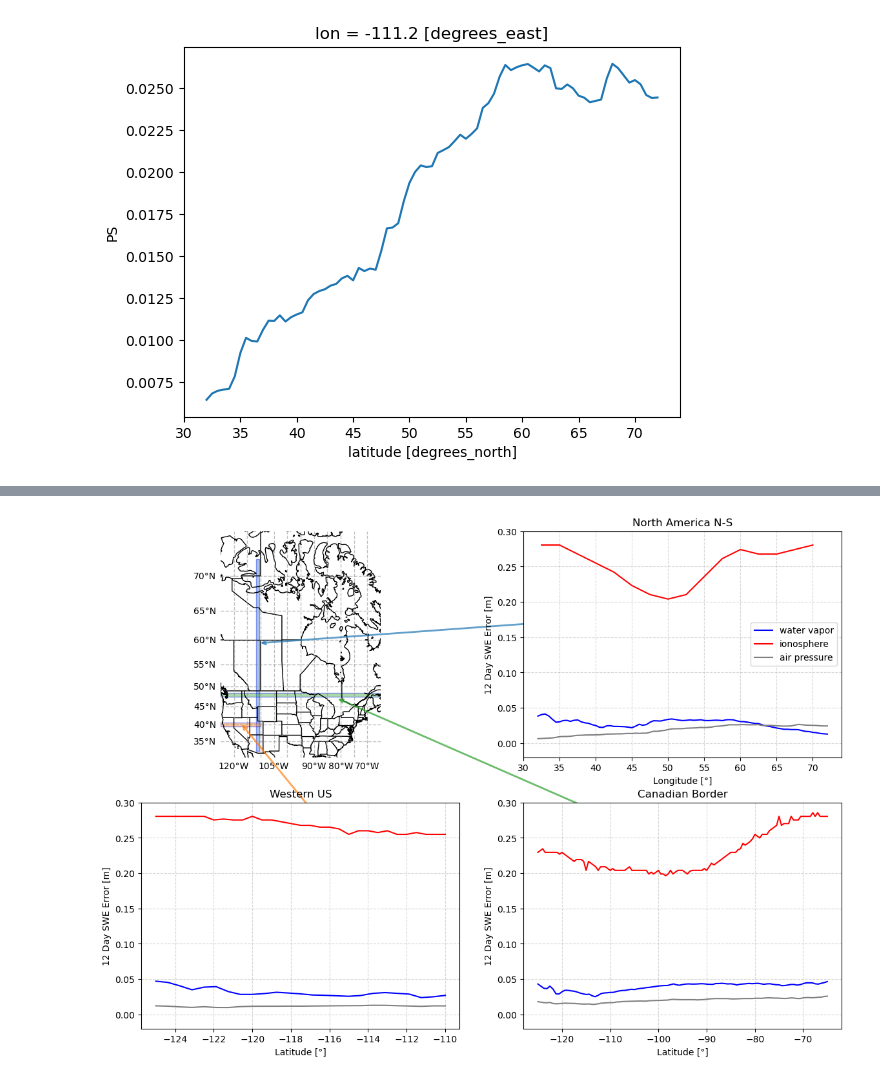
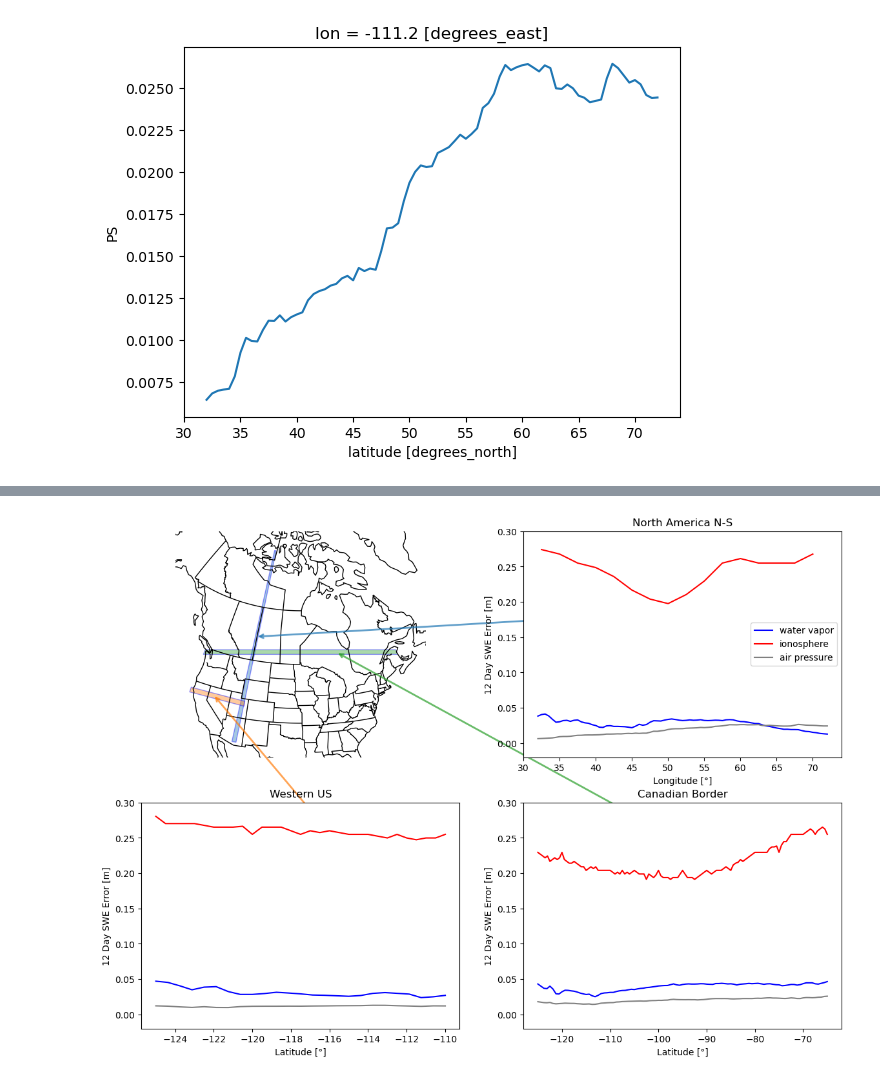
Before and after one commit to rpalomaki/SWE_error_analysis, a Jupyter notebook: src/analysis/play/figure3_transect.ipynb, the cells around one changed output, grey strips where cells are left out. Drawn from its saved outputs; the diff is of its cells as text; code cells hidden in the pictures.

Commit message:
transect chagnes - equal areas no grid

```diff
--- a/src/analysis/play/figure3_transect.ipynb
+++ b/src/analysis/play/figure3_transect.ipynb
@@ -34,11 +34,11 @@ swe_from_phase(dry_atmosphere(np.abs(pressure_transect - pressure_transect.shift
 [<matplotlib.lines.Line2D at 0x...>]
 [figure]
 # %%
-for transect, function, label in zip([pw_transect, ion_transect, pressure_transect], [precipitable_water, ionospheric_advance, dry_atmosphere], ['water vapor', 'ionosphere', 'air pressure']):
-    median_12day_diff = np.abs(transect - transect.shift(time = 12)).median('time')
-    median_12day_swe_error = swe_from_phase(function(median_12day_diff))
-    median_12day_swe_error.plot(label = label)
-# swe_from_phase(precipitable_water(np.abs(pw_transect - pw_transect.shift(time=12)).median('time')).plot(label = 'water vapor')
-# swe_from_phase(ionospheric_advance(np.abs(ion_transect - ion_transect.shift(time=12)).median('time'))).plot(label = 'ionosphere')
-plt.ylabel('12 Day SWE Error [m]')
-plt.legend()
+# for transect, function, label in zip([pw_transect, ion_transect, pressure_transect], [precipitable_water, ionospheric_advance, dry_atmosphere], ['water vapor', 'ionosphere', 'air pressure']):
+#     median_12day_diff = np.abs(transect - transect.shift(time = 12)).median('time')
+#     median_12day_swe_error = swe_from_phase(function(median_12day_diff))
+#     median_12day_swe_error.plot(label = label)
+# # swe_from_phase(precipitable_water(np.abs(pw_transect - pw_transect.shift(time=12)).median('time')).plot(label = 'water vapor')
+# # swe_from_phase(ionospheric_advance(np.abs(ion_transect - ion_transect.shift(time=12)).median('time'))).plot(label = 'ionosphere')
+# plt.ylabel('12 Day SWE Error [m]')
+# plt.legend()
@@ -65,7 +62,9 @@ states_provinces = cfeature.NaturalEarthFeature(
 fig = plt.figure(figsize=(14, 10))
 
 # Upper-left: Cartopy map with EPSG:3857
-ax_map = fig.add_subplot(2, 2, 1, projection=ccrs.epsg(3857))
+# ax_map = fig.add_subplot(2, 2, 1, projection=ccrs.epsg(3857))
+ax_map = fig.add_subplot(2, 2, 1, projection=ccrs.LambertAzimuthalEqualArea(central_longitude=-95, central_latitude=40))
+
 for spine in ax_map.spines.values():
     spine.set_visible(False)
 
@@ -82,7 +81,8 @@ ax_map.add_feature(states_provinces)
 import pyproj
 
 # Create the transformer
-transformer = pyproj.Transformer.from_crs("EPSG:4326", "EPSG:3857", always_xy=True)
+# transformer = pyproj.Transformer.from_crs("EPSG:4326", "EPSG:3857", always_xy=True)
+transformer = pyproj.Transformer.from_crs("EPSG:4326", "ESRI:54034", always_xy=True)
 
 minx, miny, maxx, maxy = [-125, 30, -65, 75]
 minx, miny = transformer.transform(minx, miny)
@@ -91,7 +91,8 @@ maxx, maxy = transformer.transform(maxx, maxy)
 # maxx *= 0.96
 # miny *= 0.9
 # maxy *= 1.05
-ax_map.set_extent((minx, maxx, miny, maxy), crs=ccrs.epsg(3857))
+# ax_map.set_extent((minx, maxx, miny, maxy), crs=ccrs.epsg(3857))
+ax_map.set_extent([-125, -65, 30, 75], crs=ccrs.PlateCarree())
 
 from matplotlib.patches import Polygon
 from cartopy.mpl.patch import geos_to_path
@@ -99,8 +100,8 @@ import cartopy.io.shapereader as shpreader
 
 from matplotlib.ticker import FixedLocator
 # Add latitude/longitude gridlines every 5 degrees
-gl = ax_map.gridlines(crs=ccrs.PlateCarree(), draw_labels=True,
-                  linewidth=1, color='gray', alpha=0.5, linestyle='--')
+# gl = ax_map.gridlines(crs=ccrs.PlateCarree(), draw_labels=True,
+                #   linewidth=1, color='gray', alpha=0.5, linestyle='--')
 gl.xlocator = FixedLocator(range(-180, 181, 5))  # Longitude ticks
 gl.ylocator = FixedLocator(range(-90, 91, 5))    # Latitude ticks
 gl.xlabel_style = {'size': 10}
@@ -132,10 +133,15 @@ for ylims, xlims, dim, box_color, ax in zip([(32, 72), (39.5, 40.5), (47.5, 48.5
     ]
 
     # Convert box to EPSG:3857
-    box_coords_proj = [transformer.transform(lon, lat) for lon, lat in box_coords_latlon]
+    # box_coords_proj = [transformer.transform(lon, lat) for lon, lat in box_coords_latlon]
+    box_coords_proj = [ax_map.projection.transform_point(lon, lat, src_crs=ccrs.PlateCarree())
+                   for lon, lat in box_coords_latlon]
+
 
     # Create and add the polygon
-    transect_poly = Polygon(box_coords_proj, closed=True, facecolor=box_color, edgecolor='blue', alpha=0.4, transform=ccrs.epsg(3857))
+    # transect_poly = Polygon(box_coords_proj, closed=True, facecolor=box_color, edgecolor='blue', alpha=0.4, transform=ccrs.epsg(3857))
+    transect_poly = Polygon(box_coords_proj, closed=True, facecolor=box_color, edgecolor='blue', alpha=0.4, transform=ax_map.projection)
+
     ax_map.add_patch(transect_poly)
 
 ax2.legend()
@@ -157,7 +163,7 @@ transect_centers_data = []
 for ylims, xlims in zip([(32, 72), (39.5, 40.5), (47.5, 48.5)], [(-111.55, -110.55), (-125, -110), (-125, -65)]):
     center_lon = (xlims[0] + xlims[1]) / 2
     center_lat = (ylims[0] + ylims[1]) / 2
-    center_x, center_y = transformer.transform(center_lon, center_lat)
+    # center_x, center_y = transformer.transform(center_lon, center_lat)
     transect_centers_data.append((center_x, center_y))
 
 # # Convert map data coords to display coords then to figure coords
@@ -173,35 +179,35 @@ for ylims, xlims in zip([(32, 72), (39.5, 40.5), (47.5, 48.5)], [(-111.55, -110.
 #                     xytext=start, textcoords='figure fraction',
 #                     arrowprops=dict(arrowstyle="->", color=color, lw=2, alpha=0.7),
 #                     )
 
 # Get subplot centers (arrow starts)
 starts = [get_bbox_center(ax2), get_bbox_center(ax3), get_bbox_center(ax4)]
 
 # Get polygon centers from last 3 patches added (your transect boxes)
 transect_centers_fig = []
 for patch in ax_map.patches[-3:]:
     path = patch.get_path()
     verts = patch.get_transform().transform(path.vertices)
     centroid = verts.mean(axis=0)  # display coords
     fig_coords = fig.transFigure.inverted().transform(centroid)
     transect_centers_fig.append(fig_coords)
 
-transect_centers_fig = [np.array([0.18, 0.65 ]),
- np.array([0.16022727, 0.526]),
- np.array([0.26590909, 0.565])]
+transect_centers_fig = [np.array([0.177, 0.66 ]),
+ np.array([0.13, 0.57]),
+ np.array([0.26590909, 0.636])]
 
 # Draw arrows from subplot centers to polygon centers
 for start, end, color in zip(starts, transect_centers_fig, ['C0', 'C1', 'C2']):
     ax_map.annotate("",
                     xy=end, xycoords='figure fraction',
                     xytext=start, textcoords='figure fraction',
                     arrowprops=dict(arrowstyle="->", color=color, lw=2, alpha=0.7),
                     )
 
 for title, ax in zip(['North America N-S', 'Western US', 'Canadian Border'], [ax2, ax3, ax4]):
     ax.set_title(title)
-    ax.grid(True, linestyle = '--', alpha = 0.5)
+    # ax.grid(True, linestyle = '--', alpha = 0.5)
 
 plt.savefig('transect_figure.png')
 # %% [output]
-[figure, old version]
+[figure, new version]
```
Also changed, not shown: parts of 1 cell of this notebook, 1 other file.
